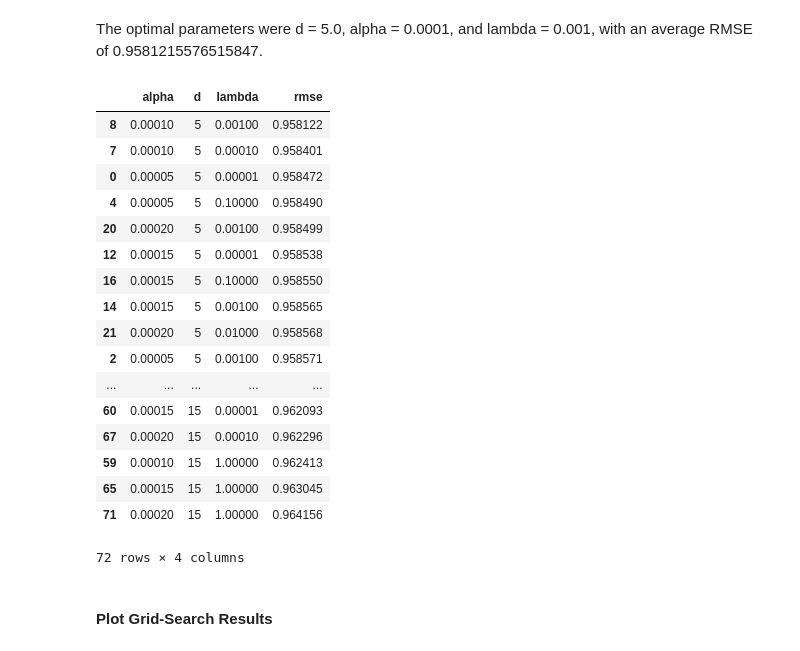
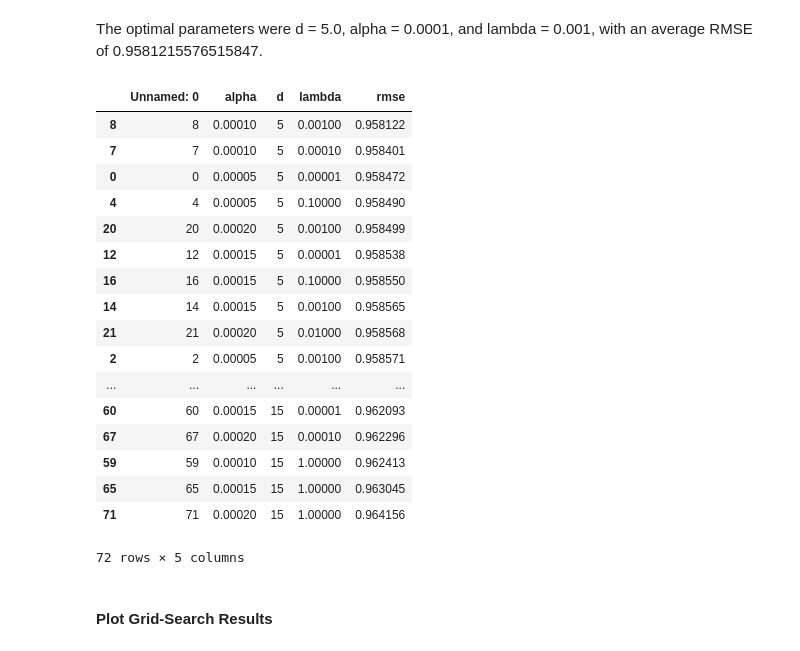
Before and after one commit to sdoctor7/book-recommendations, a Jupyter notebook: part1/matrix-fact-manual-regularized.ipynb, the cells around one changed output. Cells and saved outputs as stored; diff of their text form; code cells hidden in the pictures.

```diff
--- a/part1/matrix-fact-manual-regularized.ipynb
+++ b/part1/matrix-fact-manual-regularized.ipynb
@@ -189,27 +189,28 @@ We grid-searched three parameters:
 # %% [markdown]
 The optimal parameters were d = 5.0, alpha = 0.0001, and lambda = 0.001, with an average RMSE of 0.9581215576515847.
 # %%
-grid_results = pd.read_pickle('grid_results.p') # grid search results
+grid_results = pd.read_csv('mat-fact-grid-results.csv')# grid search results
+
 grid_results.sort_values('rmse')
 # %% [output]
-|  | alpha | d | lambda | rmse |
-| 8 | 0.00010 | 5 | 0.00100 | 0.958122 |
-| 7 | 0.00010 | 5 | 0.00010 | 0.958401 |
-| 0 | 0.00005 | 5 | 0.00001 | 0.958472 |
-| 4 | 0.00005 | 5 | 0.10000 | 0.958490 |
-| 20 | 0.00020 | 5 | 0.00100 | 0.958499 |
-| 12 | 0.00015 | 5 | 0.00001 | 0.958538 |
-| 16 | 0.00015 | 5 | 0.10000 | 0.958550 |
-| 14 | 0.00015 | 5 | 0.00100 | 0.958565 |
-| 21 | 0.00020 | 5 | 0.01000 | 0.958568 |
-| 2 | 0.00005 | 5 | 0.00100 | 0.958571 |
-| ... | ... | ... | ... | ... |
-| 60 | 0.00015 | 15 | 0.00001 | 0.962093 |
-| 67 | 0.00020 | 15 | 0.00010 | 0.962296 |
-| 59 | 0.00010 | 15 | 1.00000 | 0.962413 |
-| 65 | 0.00015 | 15 | 1.00000 | 0.963045 |
-| 71 | 0.00020 | 15 | 1.00000 | 0.964156 |
+|  | Unnamed: 0 | alpha | d | lambda | rmse |
+| 8 | 8 | 0.00010 | 5 | 0.00100 | 0.958122 |
+| 7 | 7 | 0.00010 | 5 | 0.00010 | 0.958401 |
+| 0 | 0 | 0.00005 | 5 | 0.00001 | 0.958472 |
+| 4 | 4 | 0.00005 | 5 | 0.10000 | 0.958490 |
+| 20 | 20 | 0.00020 | 5 | 0.00100 | 0.958499 |
+| 12 | 12 | 0.00015 | 5 | 0.00001 | 0.958538 |
+| 16 | 16 | 0.00015 | 5 | 0.10000 | 0.958550 |
+| 14 | 14 | 0.00015 | 5 | 0.00100 | 0.958565 |
+| 21 | 21 | 0.00020 | 5 | 0.01000 | 0.958568 |
+| 2 | 2 | 0.00005 | 5 | 0.00100 | 0.958571 |
+| ... | ... | ... | ... | ... | ... |
+| 60 | 60 | 0.00015 | 15 | 0.00001 | 0.962093 |
+| 67 | 67 | 0.00020 | 15 | 0.00010 | 0.962296 |
+| 59 | 59 | 0.00010 | 15 | 1.00000 | 0.962413 |
+| 65 | 65 | 0.00015 | 15 | 1.00000 | 0.963045 |
+| 71 | 71 | 0.00020 | 15 | 1.00000 | 0.964156 |
-72 rows × 4 columns
+72 rows × 5 columns
 # %% [markdown]
 #### Plot Grid-Search Results
 # %%
```
Also changed, not shown: parts of 2 cells of this notebook, 2 other files.
